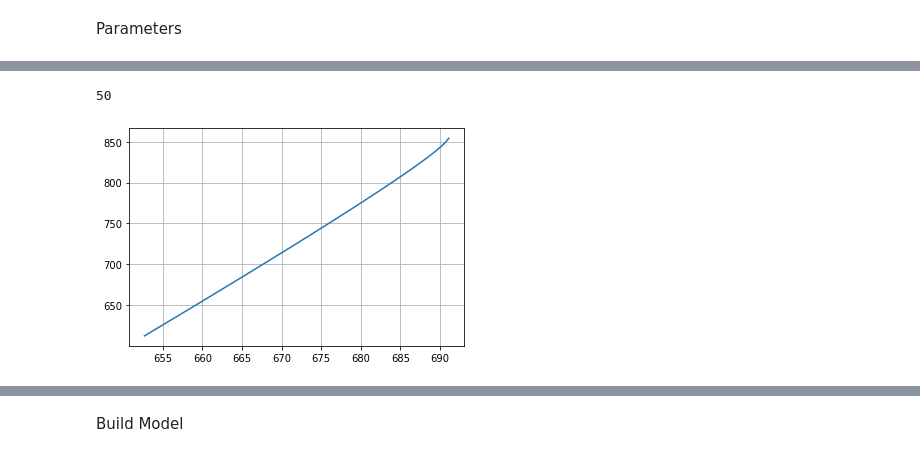
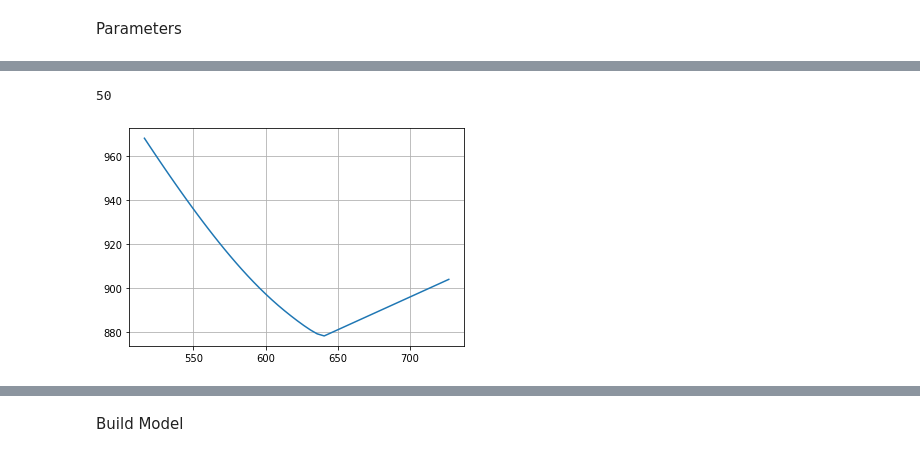
Before and after one commit to Nishant-Ramakuru/Inference-based-GNNS, a Jupyter notebook: simulations/models.ipynb, the cells around one changed output, grey strips where cells are left out. Saved outputs shown, nothing was run; the diff lists cells and outputs as text; code cells hidden in the pictures.

```diff
--- a/simulations/models.ipynb
+++ b/simulations/models.ipynb
@@ -104,8 +104,8 @@ x = []
 y = []
 
 for i in range(50):
-  x.append(df.trajectory[i][agent][0])
-  y.append(df.trajectory[i][agent][1])
+  x.append(df.trajectory[5000+i][agent][0])
+  y.append(df.trajectory[5000+i][agent][1])
 
 %matplotlib inline
 print(len(x))
@@ -127,7 +127,7 @@ for w in range(len(df)):
       eDistance = math.hypot(i[0] - j[0], i[1] - j[1])
       if a == b:
         d.append(0)
-      elif int(eDistance) <= 200:
+      elif int(eDistance) <= 45:
         d.append(1)
       else:
         d.append(0)
@@ -152,18 +152,18 @@ edge_data = np.array(adj_array)
 # %%
 x = []
 y = []
 for i in range(50):
-  x.append(all_data[i][agent][0])
-  y.append(all_data[i][agent][1])
+  x.append(all_data[5000+i][agent][0])
+  y.append(all_data[5000+i][agent][1])
 
 %matplotlib inline
 print(len(x))
 plt.plot(x,y)
 plt.grid()
 plt.show()
 # %% [output]
 50
-[figure, old version]
+[figure, new version]
 # %%
 all_data = np.stack(all_data)
 train_data = torch.FloatTensor(all_data[:params['num_train']])
```
Also changed, not shown: parts of 15 cells of this notebook.
